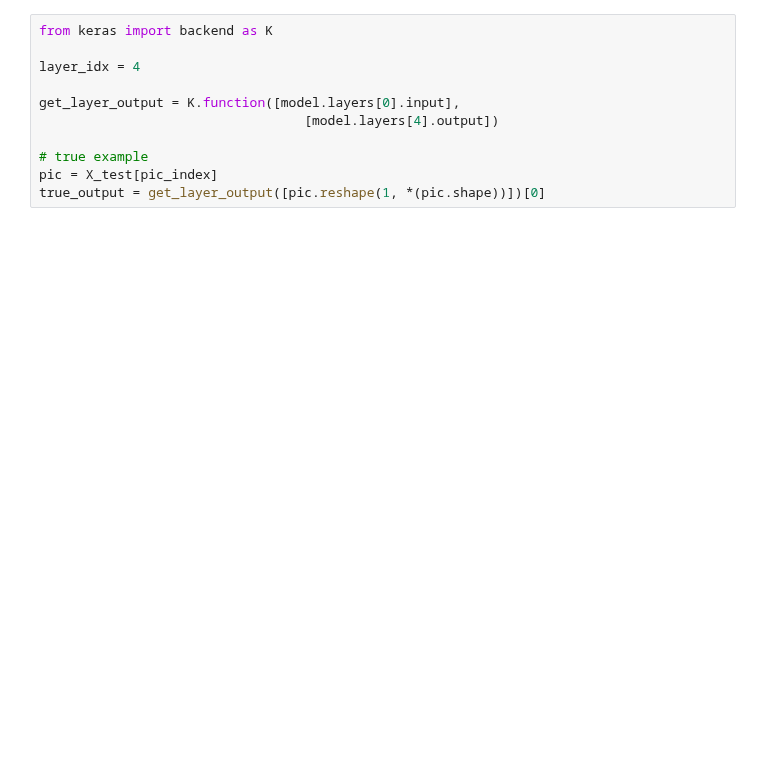
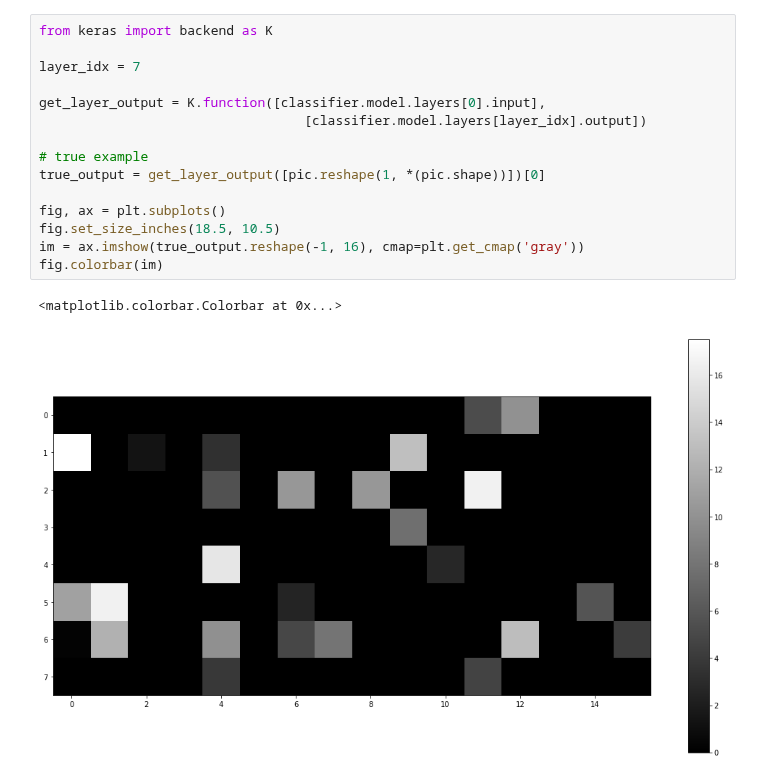
Before and after one commit to Trusted-AI/adversarial-robustness-toolbox, a Jupyter notebook: notebooks/visual-layers.ipynb, the cells around one changed output. Cells and saved outputs as stored; diff of their text form; blank space fills up the shorter version.

```diff
--- a/notebooks/visual-layers.ipynb
+++ b/notebooks/visual-layers.ipynb
@@ -55,13 +76,20 @@ true label: 9, 1.0; adv label: 3, 0.9999984502792358
 # %%
 from keras import backend as K
 
-layer_idx = 4
+layer_idx = 7
 
-get_layer_output = K.function([model.layers[0].input],
-                                  [model.layers[4].output])
+get_layer_output = K.function([classifier.model.layers[0].input],
+                                  [classifier.model.layers[layer_idx].output])
 
 # true example
-pic = X_test[pic_index]
 true_output = get_layer_output([pic.reshape(1, *(pic.shape))])[0]
+
+fig, ax = plt.subplots()
+fig.set_size_inches(18.5, 10.5)
+im = ax.imshow(true_output.reshape(-1, 16), cmap=plt.get_cmap('gray'))
+fig.colorbar(im)
+# %% [output]
+<matplotlib.colorbar.Colorbar at 0x...>
+[figure, added]
 # %%
 # adversarial examples
```
Also changed, not shown: parts of 13 cells of this notebook.
